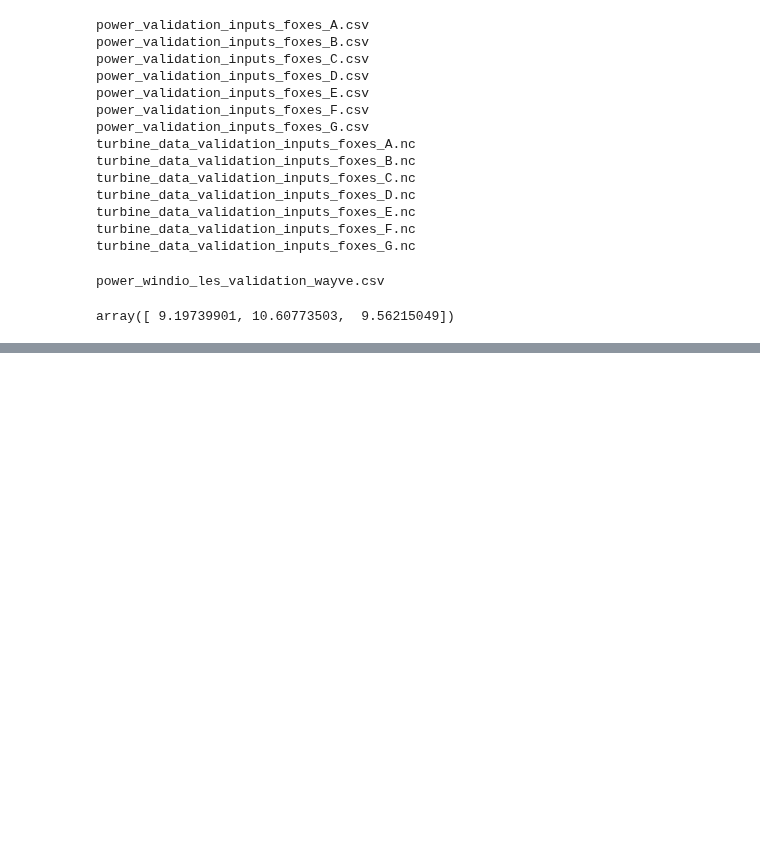
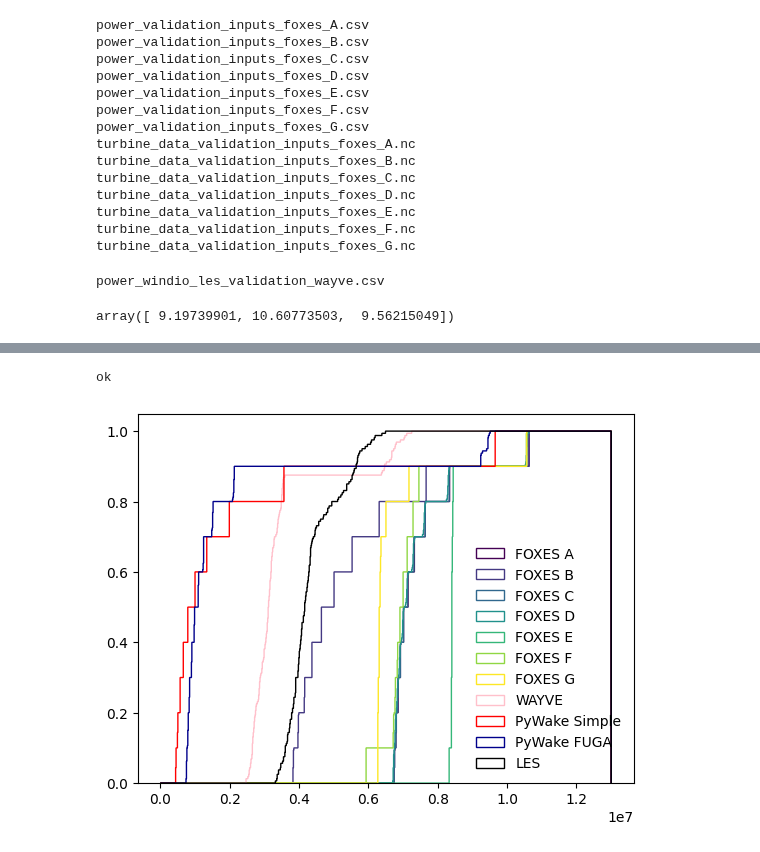
Before and after one commit to bjarketol/WIFA, a Jupyter notebook: vnv/uq_validation/validation_predictions/compare_predictions.ipynb, the cells around one changed output, grey strips where cells are left out. Drawn from its saved outputs; the diff is of its cells as text; code cells hidden in the pictures; blank space fills up the shorter version.

```diff
--- a/vnv/uq_validation/validation_predictions/compare_predictions.ipynb
+++ b/vnv/uq_validation/validation_predictions/compare_predictions.ipynb
@@ -55,0 +86,21 @@ ok
+# %%
+les_dat = pd.read_csv('LES/power_windio_les_validation.csv')
+# %%
+case_num = 4
+
+bins = np.linspace(0, 1.3e7, 1000)
+
+foxes_colors = plt.cm.viridis(np.linspace(0, 1, len(letters)))
+pywake_colors = ['red', 'darkblue']
+
+for ll in range(len(letters)):
+    plt.hist(foxes_pred[ll].isel(state=case_num).P * 1e3, bins, density=True, cumulative=True, histtype='step', edgecolor=foxes_colors[ll], label='FOXES %s' % letters[ll])
+plt.hist(wayve_dat.iloc[case_num].values[1:], bins, cumulative=True, density=True, histtype='step', edgecolor='pink', label='WAYVE')
+plt.hist(pywake_no_blockage.isel(time=case_num).Power, bins, density=True, cumulative=True, histtype='step', edgecolor=pywake_colors[0], label='PyWake Simple')
+plt.hist(pywake_blockage.isel(time=case_num).Power, bins, density=True, cumulative=True, histtype='step', edgecolor=pywake_colors[1], label='PyWake FUGA')
+plt.hist(les_dat.iloc[case_num].values[1:], bins, cumulative=True, density=True, histtype='step', edgecolor='k', label='LES')
+plt.legend()
+print('ok')
+# %% [output]
+ok
+[figure, added]
```
Also changed, not shown: parts of 6 cells of this notebook.
